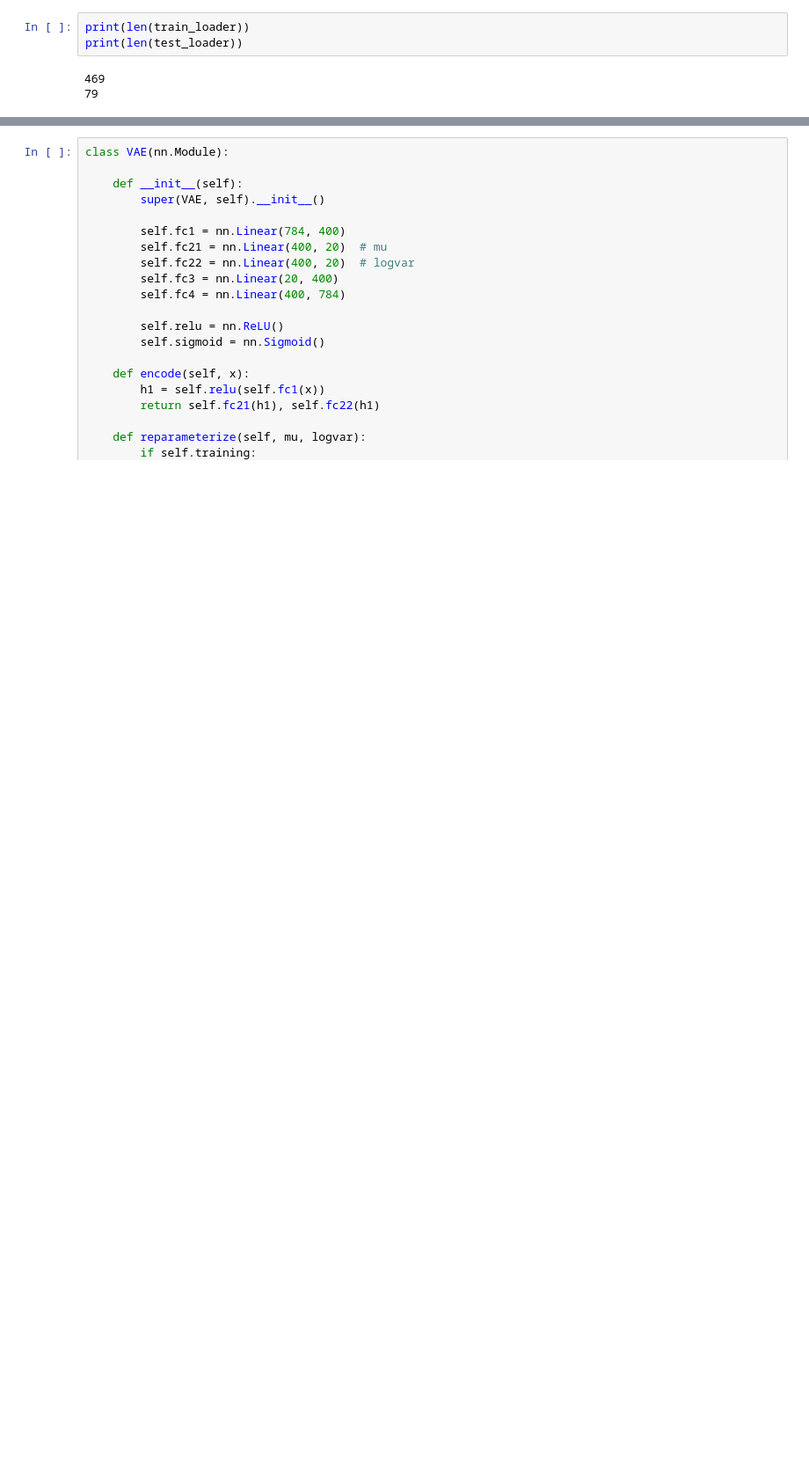
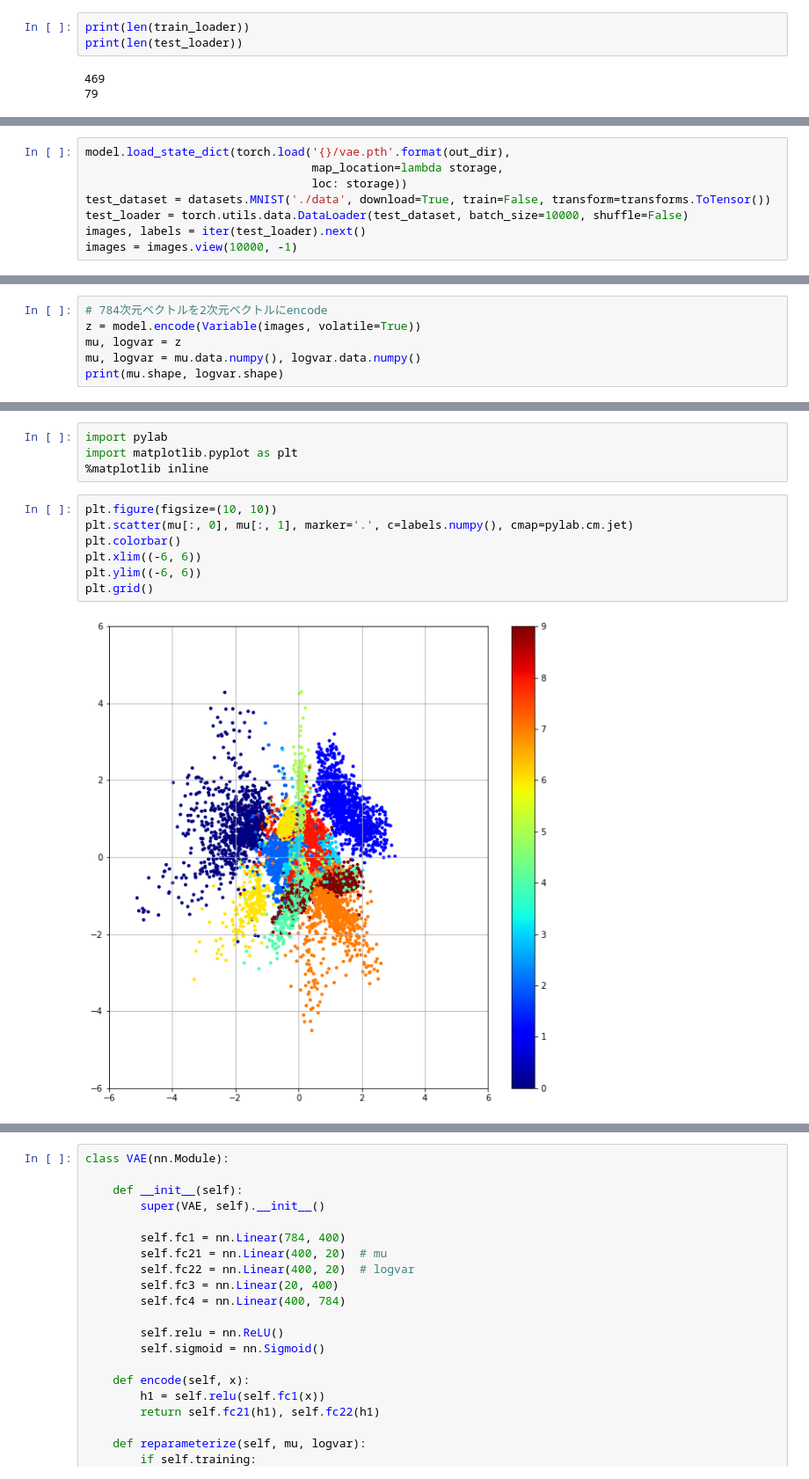
Before and after one commit to aidiary/pytorch-examples, a Jupyter notebook: notebooks/180221-variational-autoencoder.ipynb, the cells around one changed output, grey strips where cells are left out. Shown at 88% size. Cells and saved outputs as stored; diff of their text form; blank space fills up the shorter version.

```diff
--- a/notebooks/180221-variational-autoencoder.ipynb
+++ b/notebooks/180221-variational-autoencoder.ipynb
@@ -64,0 +255,8 @@ print(len(test_loader))
+# %%
+model.load_state_dict(torch.load('{}/vae.pth'.format(out_dir),
+                                 map_location=lambda storage,
+                                 loc: storage))
+test_dataset = datasets.MNIST('./data', download=True, train=False, transform=transforms.ToTensor())
+test_loader = torch.utils.data.DataLoader(test_dataset, batch_size=10000, shuffle=False)
+images, labels = iter(test_loader).next()
+images = images.view(10000, -1)
@@ -64,0 +267,6 @@ print(len(test_loader))
+# %%
+# 784次元ベクトルを2次元ベクトルにencode
+z = model.encode(Variable(images, volatile=True))
+mu, logvar = z
+mu, logvar = mu.data.numpy(), logvar.data.numpy()
+print(mu.shape, logvar.shape)
@@ -64,0 +315,13 @@ print(len(test_loader))
+# %%
+import pylab
+import matplotlib.pyplot as plt
+%matplotlib inline
+# %%
+plt.figure(figsize=(10, 10))
+plt.scatter(mu[:, 0], mu[:, 1], marker='.', c=labels.numpy(), cmap=pylab.cm.jet)
+plt.colorbar()
+plt.xlim((-6, 6))
+plt.ylim((-6, 6))
+plt.grid()
+# %% [output]
+[figure, added]
```
Also changed, not shown: parts of 44 cells of this notebook.
